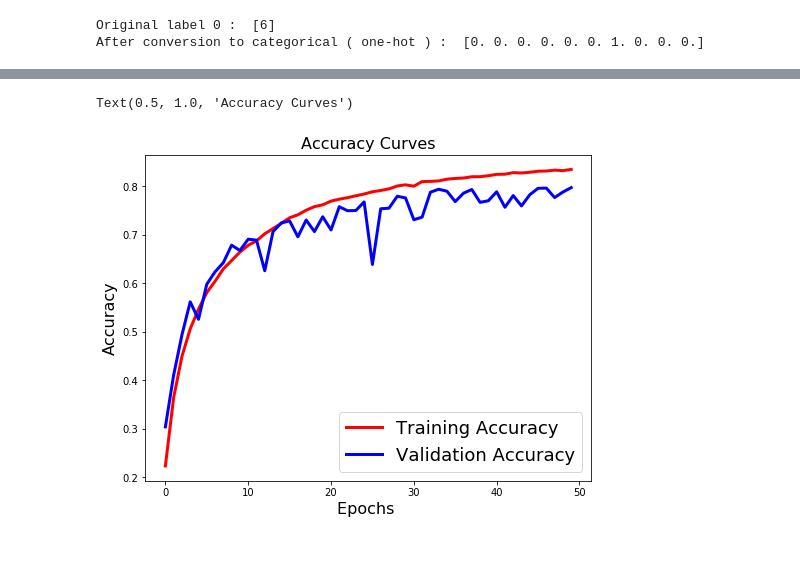
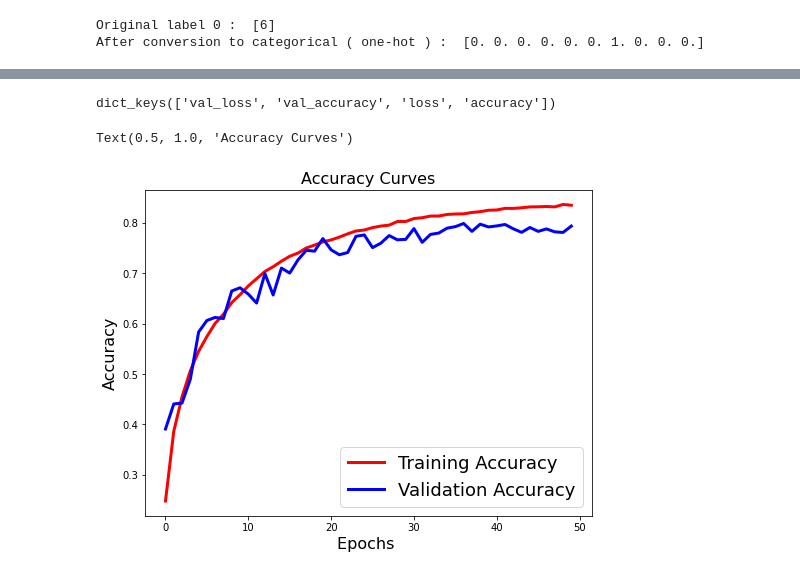
Before and after one commit to ShilinaAle/nn_misis, a Jupyter notebook: shilina_cnn.ipynb, the cells around one changed output, grey strips where cells are left out. Drawn from its saved outputs; the diff is of its cells as text; code cells hidden in the pictures.

```diff
--- a/shilina_cnn.ipynb
+++ b/shilina_cnn.ipynb
@@ -138,11 +138,15 @@ Text(0.5, 1.0, 'Loss Curves')
+# %%
+print(history.history.keys())
+# %% [output]
+dict_keys(['val_loss', 'val_accuracy', 'loss', 'accuracy'])
 # %%
 plt.figure(figsize=[8,6])
-plt.plot(history.history['acc'],'r',linewidth=3.0)
-plt.plot(history.history['val_acc'],'b',linewidth=3.0)
+plt.plot(history.history['accuracy'],'r',linewidth=3.0)
+plt.plot(history.history['val_accuracy'],'b',linewidth=3.0)
 plt.legend(['Training Accuracy', 'Validation Accuracy'],fontsize=18)
 plt.xlabel('Epochs ',fontsize=16)
 plt.ylabel('Accuracy',fontsize=16)
 plt.title('Accuracy Curves',fontsize=16)
 # %% [output]
 Text(0.5, 1.0, 'Accuracy Curves')
-[figure, old version]
+[figure, new version]
```
Also changed, not shown: parts of 21 cells of this notebook.
